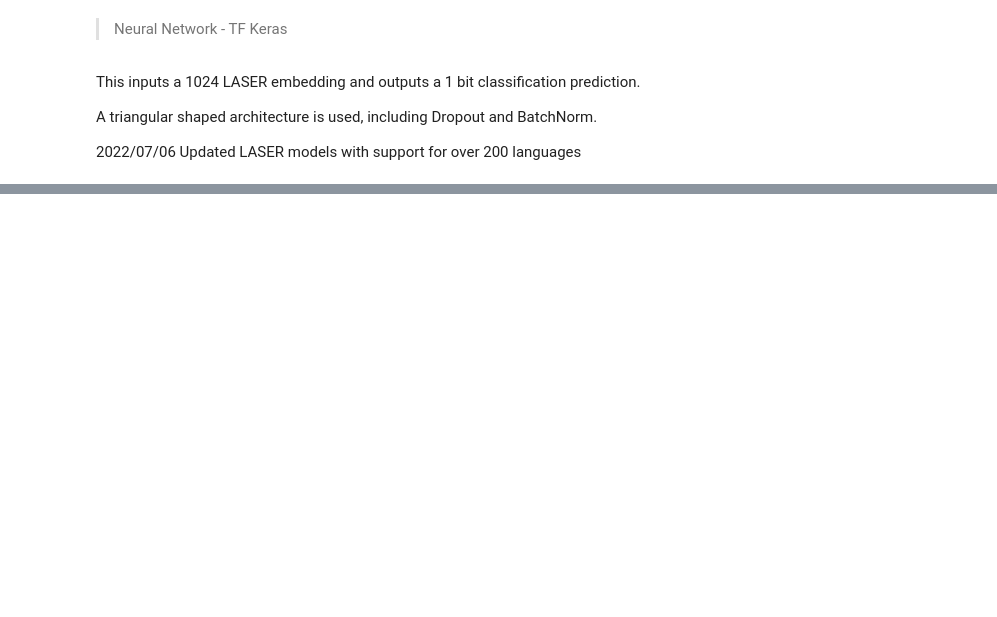
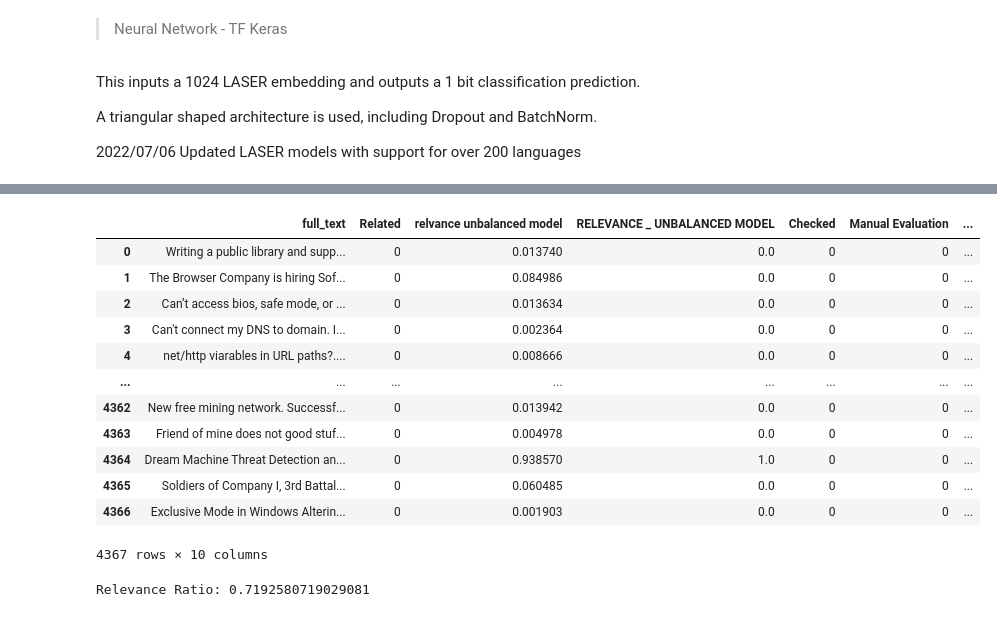
Before and after one commit to giusti-leo/CS-AWARE-NEXT-2024, a Jupyter notebook: RelevanceModelsTraining.ipynb, the cells around one changed output, grey strips where cells are left out. Cells and saved outputs as stored; diff of their text form; code cells hidden in the pictures; blank space fills up the shorter version.

```diff
--- a/RelevanceModelsTraining.ipynb
+++ b/RelevanceModelsTraining.ipynb
@@ -570,0 +981,32 @@ matrix.diagonal()/matrix.sum(axis=1)
+# %%
+for i in range(len(new_predictions)):
+    if (new_predictions[i] < 0.5):
+        new_predictions[i] = 0
+    else:
+        new_predictions[i] = 1
+# %%
+reddit_posts_f_df['RELEVANCE NIST MODEL'] = new_predictions
+reddit_posts_f_df
+# %% [output]
+|  | full_text | Related | relvance unbalanced model | RELEVANCE _ UNBALANCED MODEL | Checked | Manual Evaluation | ... |
+| 0 | Writing a public library and supp... | 0 | 0.013740 | 0.0 | 0 | 0 | ... |
+| 1 | The Browser Company is hiring Sof... | 0 | 0.084986 | 0.0 | 0 | 0 | ... |
+| 2 | Can’t access bios, safe mode, or ... | 0 | 0.013634 | 0.0 | 0 | 0 | ... |
+| 3 | Can't connect my DNS to domain. I... | 0 | 0.002364 | 0.0 | 0 | 0 | ... |
+| 4 | net/http viarables in URL paths?.... | 0 | 0.008666 | 0.0 | 0 | 0 | ... |
+| ... | ... | ... | ... | ... | ... | ... | ... |
+| 4362 | New free mining network. Successf... | 0 | 0.013942 | 0.0 | 0 | 0 | ... |
+| 4363 | Friend of mine does not good stuf... | 0 | 0.004978 | 0.0 | 0 | 0 | ... |
+| 4364 | Dream Machine Threat Detection an... | 0 | 0.938570 | 1.0 | 0 | 0 | ... |
+| 4365 | Soldiers of Company I, 3rd Battal... | 0 | 0.060485 | 0.0 | 0 | 0 | ... |
+| 4366 | Exclusive Mode in Windows Alterin... | 0 | 0.001903 | 0.0 | 0 | 0 | ... |
+4367 rows × 10 columns
+# %%
+neg = len(reddit_posts_f_df[reddit_posts_f_df['RELEVANCE NIST MODEL'] == 0.0])
+pos = len(reddit_posts_f_df[reddit_posts_f_df['RELEVANCE NIST MODEL'] == 1.0])
+
+ratio = pos / ( neg + pos )
+
+print(f'Relevance Ratio: {ratio}')
+# %% [output]
+Relevance Ratio: 0.7192580719029081
```
Also changed, not shown: parts of 61 cells of this notebook, 25 other files.
